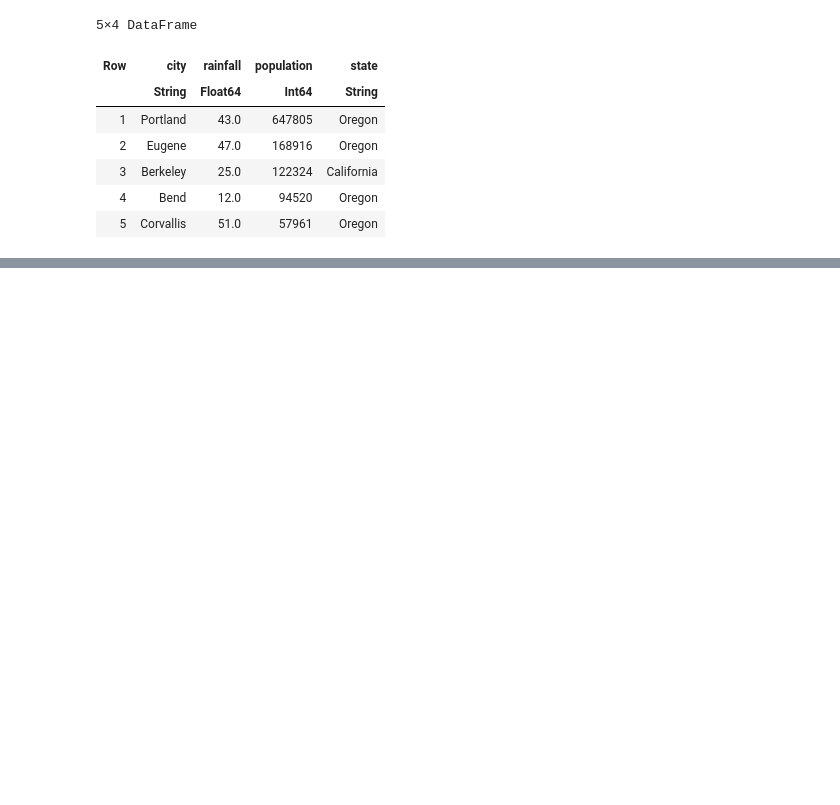
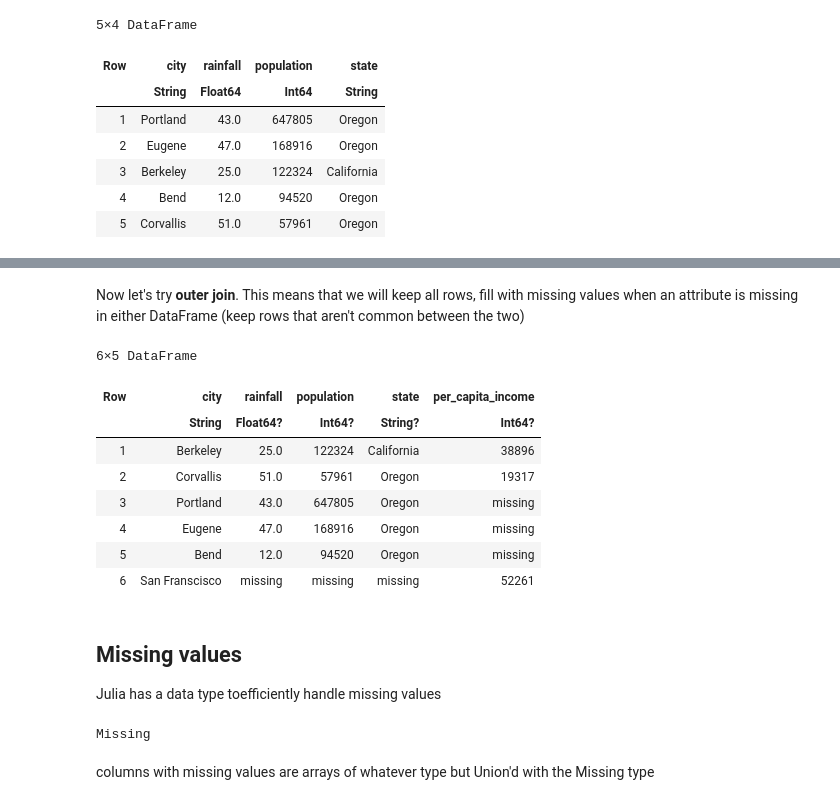
Before and after one commit to alan-sanchez/julia_workspace, a Jupyter notebook: OSU_course/lecture_notes/data_frames.ipynb, the cells around one changed output, grey strips where cells are left out. Cells and saved outputs as stored; diff of their text form; code cells hidden in the pictures; blank space fills up the shorter version.

```diff
--- a/OSU_course/lecture_notes/data_frames.ipynb
+++ b/OSU_course/lecture_notes/data_frames.ipynb
@@ -226,0 +230,2 @@ sort!(df_cities, :population, rev=true) # ! means the input dataframe was modifi
+# %%
+df_incomes = CSV.read("incomes.csv", DataFrame)
@@ -226,0 +253,24 @@ sort!(df_cities, :population, rev=true) # ! means the input dataframe was modifi
+# %% [markdown]
+Now let's try **outer join**. This means that we will keep all rows, fill with missing values when an attribute is missing in either DataFrame (keep rows that aren't common between the two)
+# %%
+df = outerjoin(df_cities, df_incomes, on=:city)
+# %% [output]
+6×5 DataFrame
+| Row | city | rainfall | population | state | per_capita_income |
+|  | String | Float64? | Int64? | String? | Int64? |
+| 1 | Berkeley | 25.0 | 122324 | California | 38896 |
+| 2 | Corvallis | 51.0 | 57961 | Oregon | 19317 |
+| 3 | Portland | 43.0 | 647805 | Oregon | missing |
+| 4 | Eugene | 47.0 | 168916 | Oregon | missing |
+| 5 | Bend | 12.0 | 94520 | Oregon | missing |
+| 6 | San Franscisco | missing | missing | missing | 52261 |
+# %% [markdown]
+## Missing values
+
+Julia has a data type toefficiently handle missing values
+# %%
+typeof(missing)
+# %% [output]
+Missing
+# %% [markdown]
+columns with missing values are arrays of whatever type but Union'd with the Missing type
```
Also changed, not shown: parts of 14 cells of this notebook, 2 other files.
